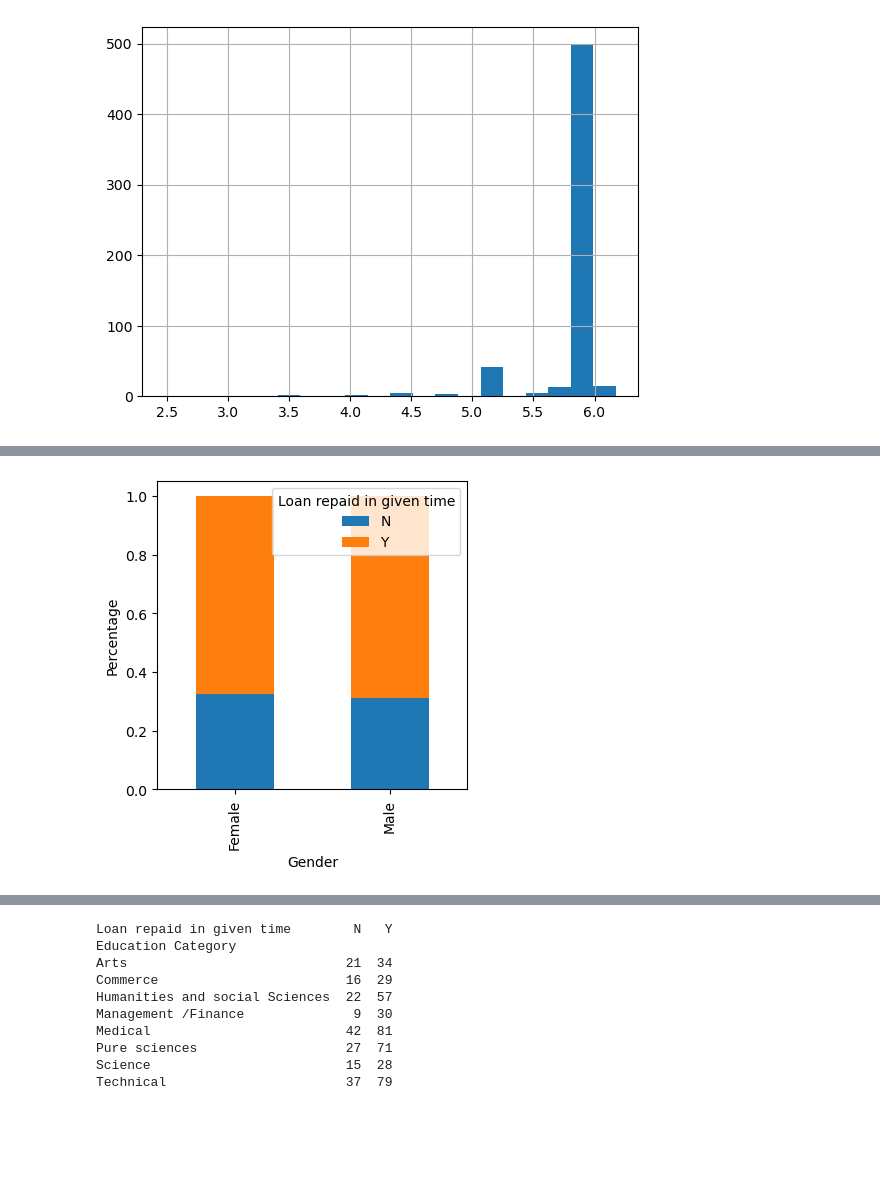
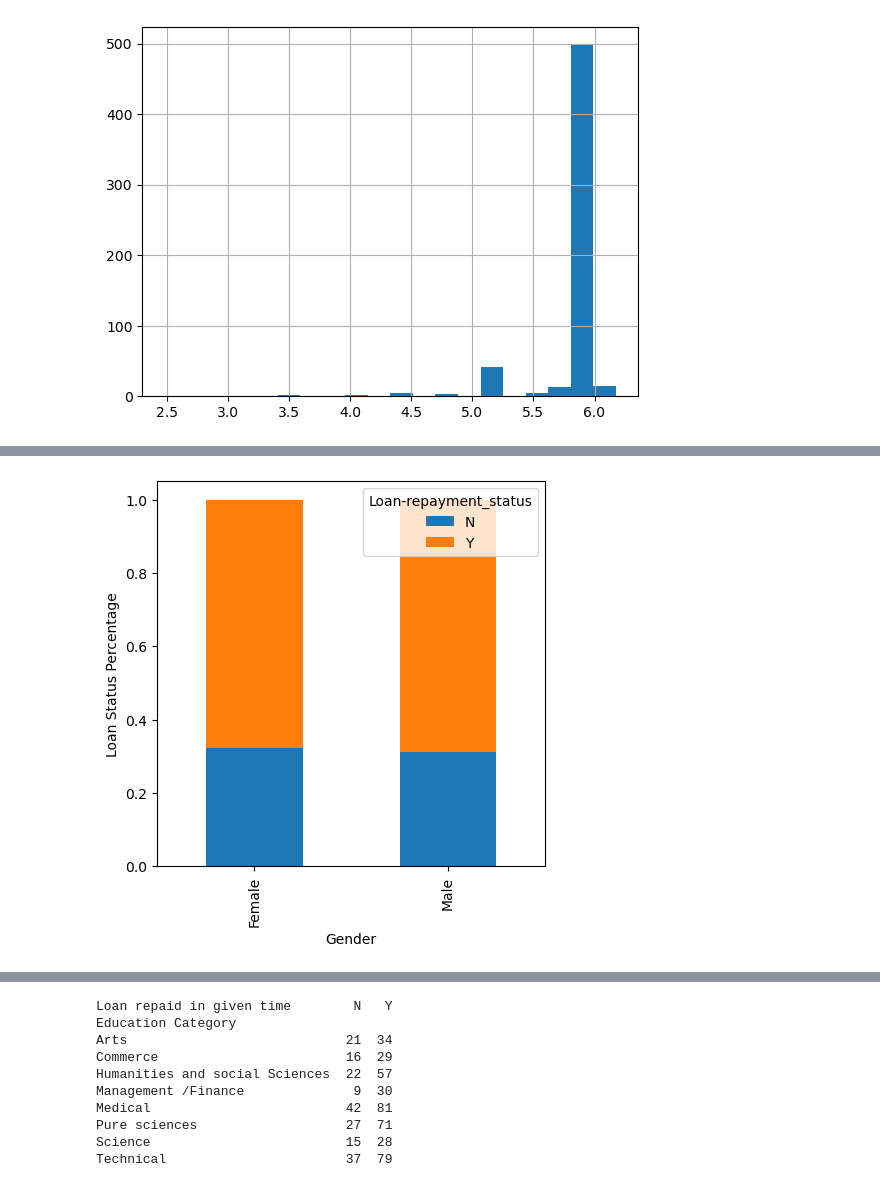
Before and after one commit to pranjal12-web/Education-Loan-Prediction-ML-Model, a Jupyter notebook: Education Loan ML.ipynb, the cells around one changed output, grey strips where cells are left out. Cells and saved outputs as stored; diff of their text form; code cells hidden in the pictures; blank space fills up the shorter version.

```diff
--- a/Education Loan ML.ipynb
+++ b/Education Loan ML.ipynb
@@ -247,11 +238,11 @@ train["Mother's income_log"]=np.log(train["Mother's income"]) #calculating log o
 # %%
-train["Father's Income_log"]=np.log(train["Father's Income"])
+train["Father's Income_log"]=np.log(train["Father's-Income"])
 # %%
-train["Total loan amount_log"]=np.log(train["Total loan amount"])
+train["Total loan amount_log"]=np.log(train["Total_loan_amount"])
 # %%
-train["% of loan repaid in the decided time period_log"]=np.log(train["% of loan repaid in the decided time period"])
+train["% of loan repaid in the decided time period_log"]=np.log(train["%-of_loan_repaid"])
 # %%
-train["Loan time period_log"]=np.log(train["Loan time period"])
+train["Loan time period_log"]=np.log(train["Loan_time_period"])
 # %%
 print(train["Father's Income_log"].hist(bins=20))
 # %% [output]
@@ -284,8 +275,8 @@ print(train["Loan time period_log"].hist(bins=20))
 AxesSubplot(0.125,0.11;0.775x0.77)
 [figure]
 # %%
-print(pd.crosstab(train["Gender"],train["Loan repaid in given time"]))
-Gender = pd.crosstab(train["Gender"],train["Loan repaid in given time"])
+print(pd.crosstab(train["Gender"],train["Loan-repayment_status"]))
+Gender = pd.crosstab(train["Gender"],train["Loan-repayment_status"])
 Gender.div(Gender.sum(1).astype(float),axis=0).plot(kind="bar",stacked=True,figsize=(5,5))
 plt.xlabel("Gender")
 plt.ylabel("Loan Status Percentage")
@@ -298,2 +289,2 @@ Male                       149  328
-[figure, old version]
+[figure, new version]
 # %%
```
Also changed, not shown: parts of 75 cells of this notebook.
